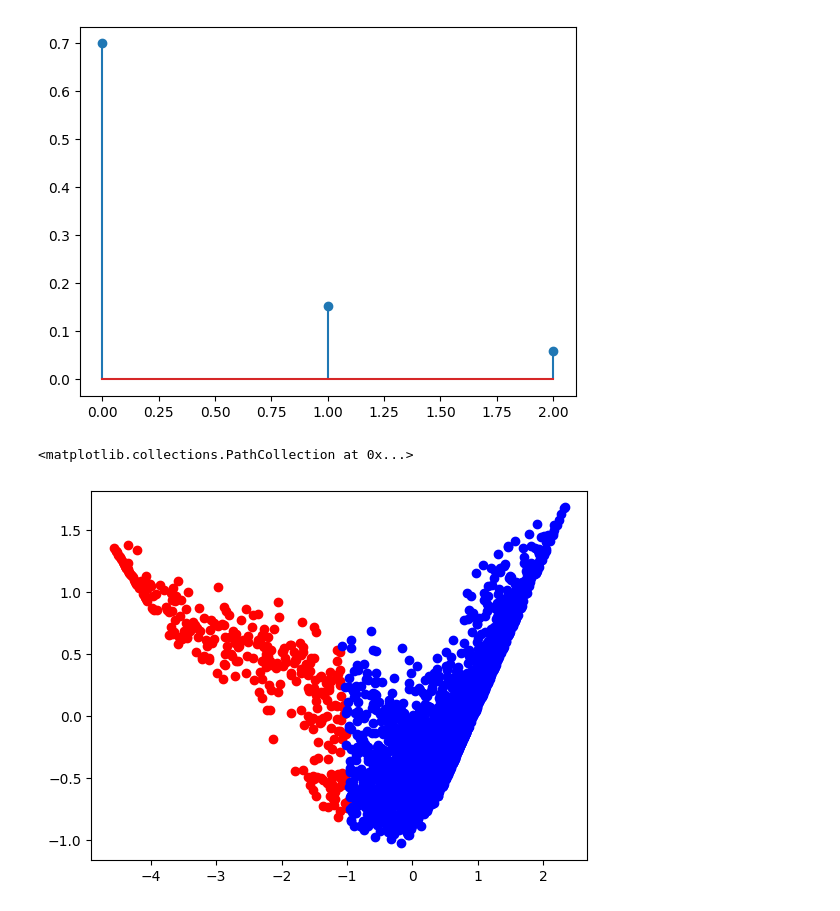
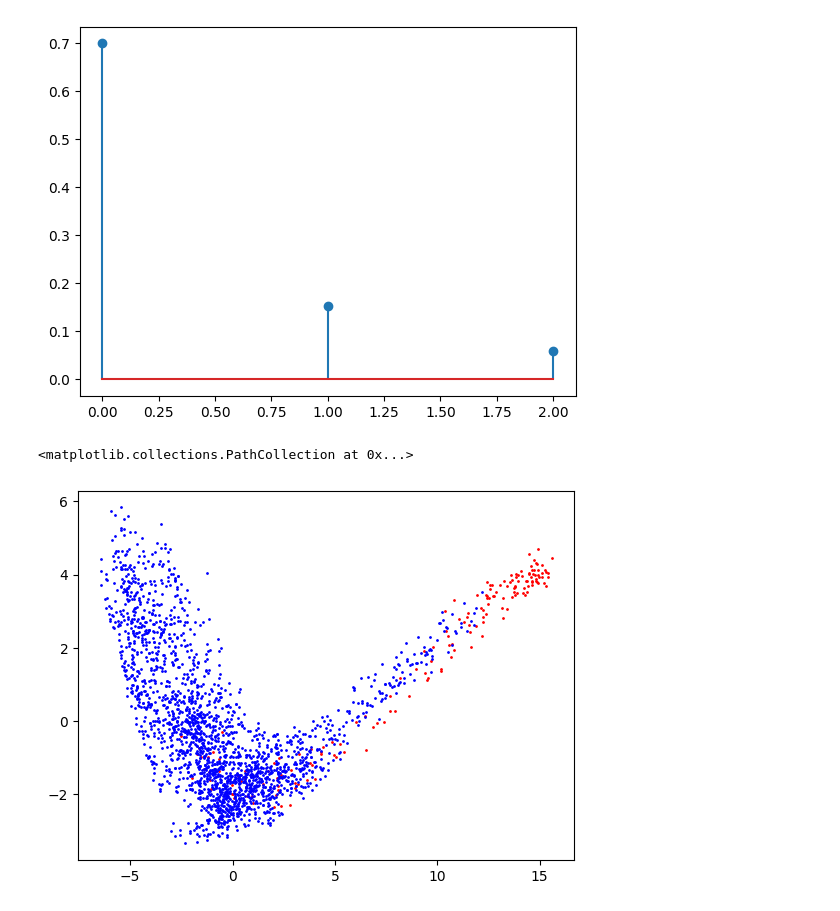
Before and after one commit to adcrry/masif, a Jupyter notebook: data/masif_site/embedding_processor.ipynb, the cells around one changed output. Saved outputs shown, nothing was run; the diff lists cells and outputs as text; code cells hidden in the pictures.

Commit message:
compare scores and ground truth

```diff
--- a/data/masif_site/embedding_processor.ipynb
+++ b/data/masif_site/embedding_processor.ipynb
@@ -6,3 +7,6 @@ from sklearn.decomposition import PCA
 fc2_embeddings = np.load("output/fc2_embeddings.npy")
 scores = np.load("output/score_values.npy")
 full_embeddings = np.load("output/embeddings.npy")
+ground_truth = np.load('output/ground_truth.npy')
+
+np.unique(ground_truth, return_counts=True)
@@ -10,8 +24,8 @@ full_embeddings = np.load("output/embeddings.npy")
 model = PCA(n_components=2)
 pred = model.fit_transform(fc2_embeddings)
 
-positive_sites = np.argwhere(scores > 0.5)
-negative_sites = np.argwhere(scores <= 0.5)
+positive_sites = np.argwhere(ground_truth > 0.5)
+negative_sites = np.argwhere(ground_truth <= 0.5)
 
 plt.scatter(pred[positive_sites, 0], pred[positive_sites, 1], c='b', s=1)
 plt.scatter(pred[negative_sites, 0], pred[negative_sites, 1], c='r', s=1)
@@ -54,8 +68,8 @@ plt.stem(model.explained_variance_ratio_)
 <StemContainer object of 3 artists>
 [figure]
 # %%
-plt.scatter(pred[positive_sites, 0], pred[positive_sites, 1], c='r')
-plt.scatter(pred[negative_sites, 0], pred[negative_sites, 1], c='b')
+plt.scatter(pred[positive_sites, 0], pred[positive_sites, 1], c='r', s=1)
+plt.scatter(pred[negative_sites, 0], pred[negative_sites, 1], c='b', s=1)
 # %% [output]
 <matplotlib.collections.PathCollection at 0x...>
-[figure, old version]
+[figure, new version]
```
Also changed, not shown: parts of 9 cells of this notebook, 2 other files.
